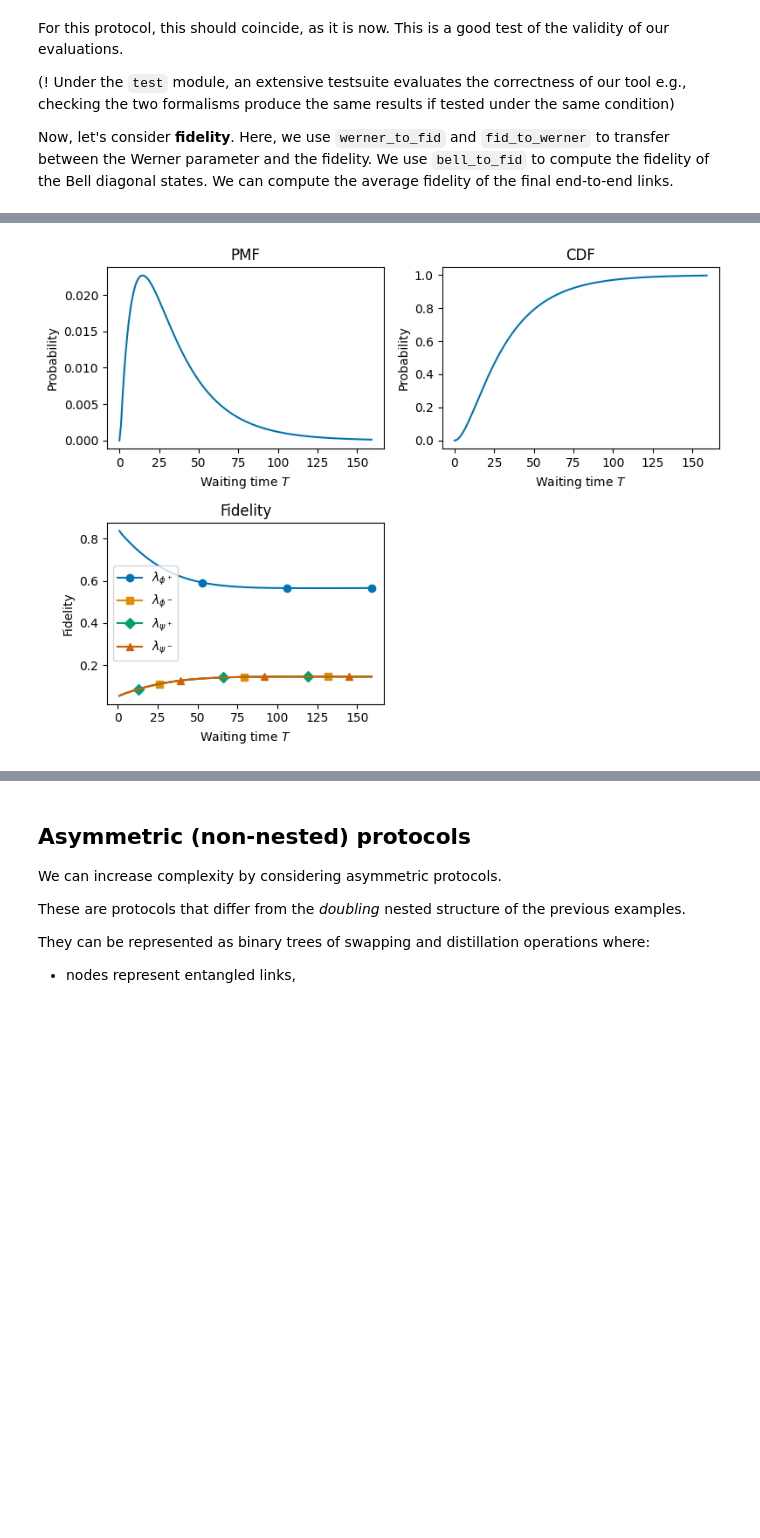
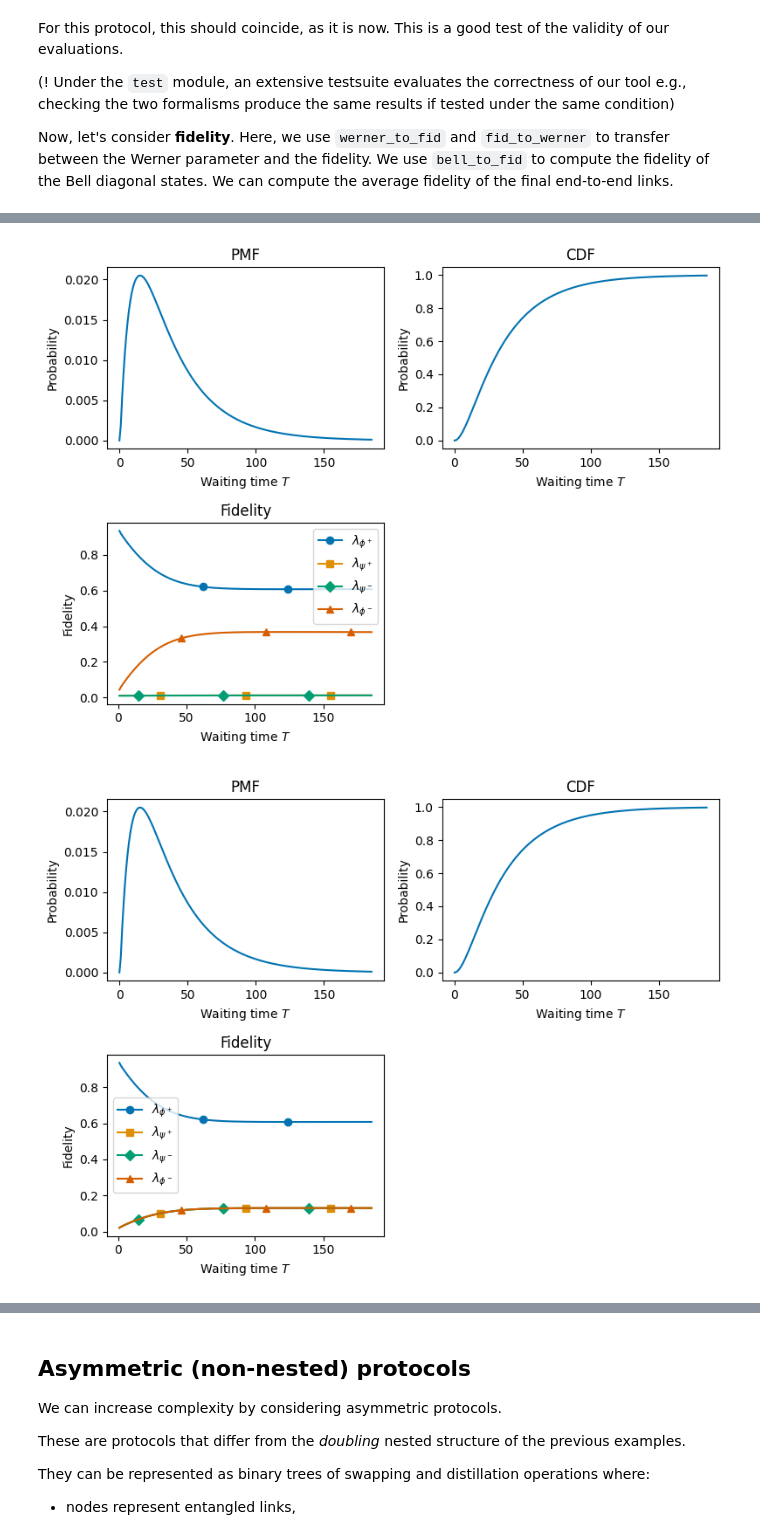
Before and after one commit to LorenzoLaCorte/lilla, a Jupyter notebook: tutorial.ipynb, the cells around one changed output, grey strips where cells are left out. Drawn from its saved outputs; the diff is of its cells as text; code cells hidden in the pictures; blank space fills up the shorter version.

```diff
--- a/tutorial.ipynb
+++ b/tutorial.ipynb
@@ -144,15 +219,33 @@ By twirling after distillation, we get a Werner state (useful for comparison).
 # %%
-parameters["protocol"] = (1,)
+parameters = {
+    "protocol": (1,),
+    "p_gen": 0.05,
+    "p_swap": 0.5,
+    "lambdas": [0.85, 0.08, 0.05, 0.02],  # fidelity 0.85
+    "depolarizing_rate": 0.001, # depolarizing noise
+    "dephasing_rate": 0.05, # depolarizing noise
+    "t_trunc": 1000,
+}
 
-state_type : QuantumState = BellState
-machinery = RepeaterChainEvaluation(state_type=state_type, twirling=True)
+state_type : QuantumState = PauliFourierState
+machinery = RepeaterChainEvaluation(state_type=state_type, w_twirling=False)
 
 dist_pmf, dist_sf = machinery.nested_protocol(parameters)
 fig, axs = plot_algorithm(
     pmf=dist_pmf,
-    fid_func=dist_sf,
+    fid_func=mu_func_to_lambda_func(dist_sf),
     legend_fid=["$\\lambda_{\\phi^+}$", "$\\lambda_{\\psi^+}$", "$\\lambda_{\\psi^-}$", "$\\lambda_{\\phi^-}$"]
 )
 plt.show()
+
+machinery = RepeaterChainEvaluation(state_type=state_type, w_twirling=True)
+dist_pmf, dist_sf = machinery.nested_protocol(parameters)
+fig, axs = plot_algorithm(
+    pmf=dist_pmf,
+    fid_func=mu_func_to_lambda_func(dist_sf),
+    legend_fid=["$\\lambda_{\\phi^+}$", "$\\lambda_{\\psi^+}$", "$\\lambda_{\\psi^-}$", "$\\lambda_{\\phi^-}$"]
+)
+plt.show()
 # %% [output]
-[figure, old version]
+[figure, new version]
+[figure, added]
```
Also changed, not shown: parts of 36 cells of this notebook, 17 other files.
